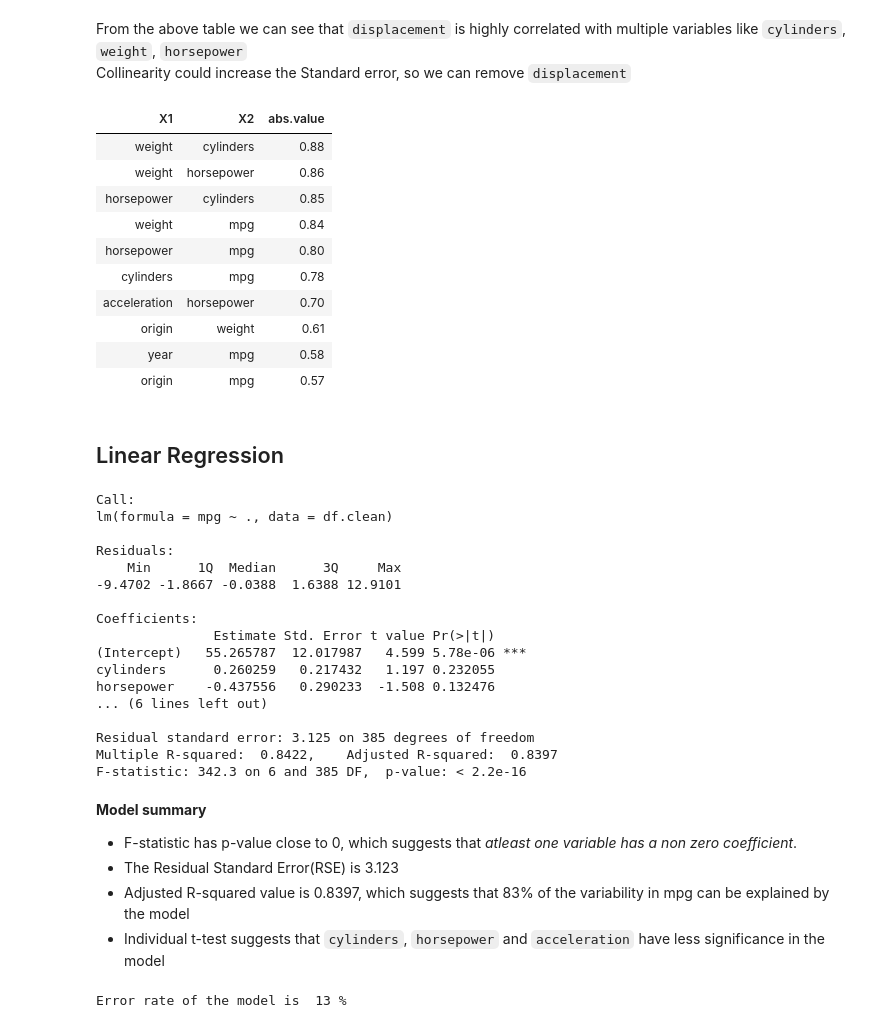
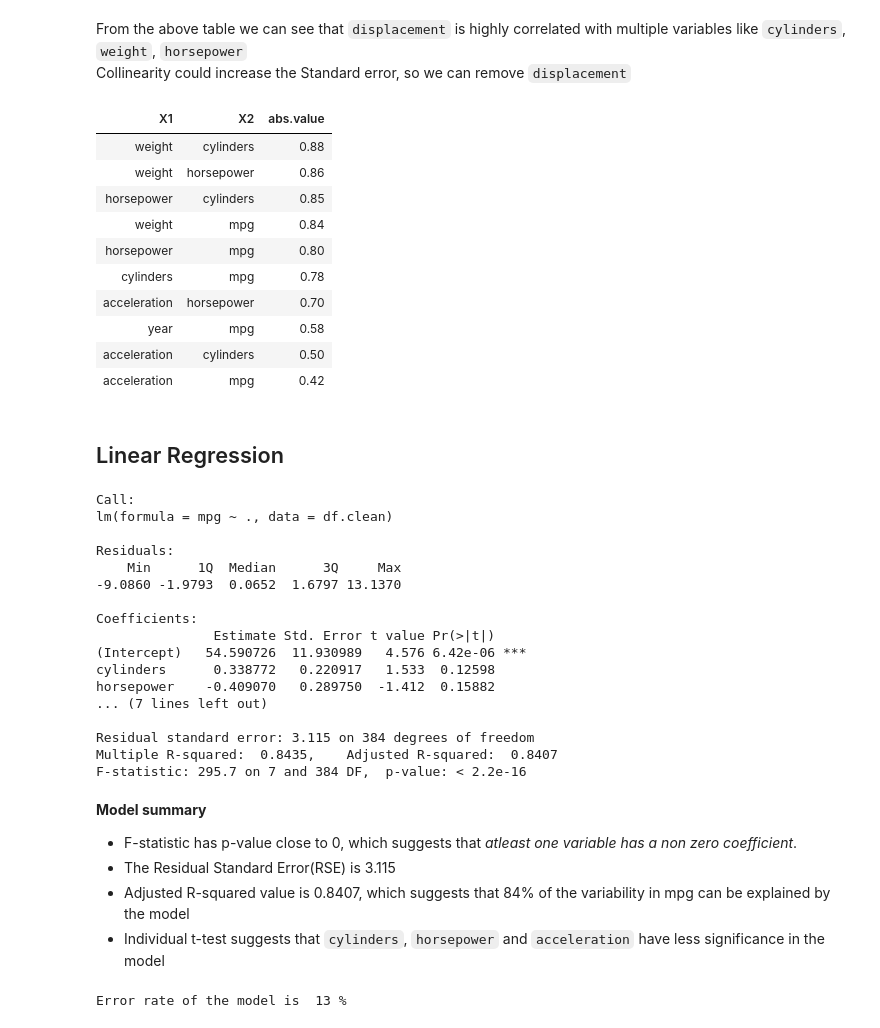
Before and after one commit to karthikeyan-ramachandran-git/data-science, a Jupyter notebook: auto/Auto - data analysis - R.ipynb, the cells around one changed output. Drawn from its saved outputs; the diff is of its cells as text; code cells hidden in the pictures.

```diff
--- a/auto/Auto - data analysis - R.ipynb
+++ b/auto/Auto - data analysis - R.ipynb
@@ -51,6 +37,9 @@ The `Auto` dataset contains *392 observations* of *9 variables*.
 # %%
 # removing factors from name column
 df$name <- as.character(df$name)
+
+# set origin as factors
+df$origin <- factor(df$origin)
 # %%
 summary(df)
 # %% [output]
@@ -175,7 +164,7 @@ pairs(df.clean)
 # %% [output]
 [figure]
 # %%
-cor.df.clean <- round(cor(df.clean), 2)
+cor.df.clean <- round(cor(df.clean[,1:length(df.clean)-1]), 2)
 cor.df.clean[upper.tri(cor.df.clean, diag = TRUE)] <- 0
 
 cor.df.clean
@@ -213,26 +201,26 @@ Collinearity could increase the Standard error, so we can remove `displacement`
 # %%
 df.clean <- within(df.clean, rm(displacement))
 # %%
-cor.df.clean <- round(cor(df.clean), 2)
+cor.df.clean <- round(cor(df.clean[,1:length(df.clean)-1]), 2)
 cor.df.clean[upper.tri(cor.df.clean, diag = TRUE)] <- 0
 
 melt(cor.df.clean) %>%
     mutate(abs.value=abs(value)) %>%
     arrange(desc(abs.value)) %>%
     select(X1,X2,abs.value) %>%
     head(10)
 # %% [output]
 | X1 | X2 | abs.value |
 | weight | cylinders | 0.88 |
 | weight | horsepower | 0.86 |
 | horsepower | cylinders | 0.85 |
 | weight | mpg | 0.84 |
 | horsepower | mpg | 0.80 |
 | cylinders | mpg | 0.78 |
 | acceleration | horsepower | 0.70 |
-| origin | weight | 0.61 |
 | year | mpg | 0.58 |
-| origin | mpg | 0.57 |
+| acceleration | cylinders | 0.50 |
+| acceleration | mpg | 0.42 |
 # %% [markdown]
 ## Linear Regression
 # %%
@@ -245,22 +233,22 @@ lm(formula = mpg ~ ., data = df.clean)
 
 Residuals:
     Min      1Q  Median      3Q     Max
--9.4702 -1.8667 -0.0388  1.6388 12.9101
+-9.0860 -1.9793  0.0652  1.6797 13.1370
 
 Coefficients:
                Estimate Std. Error t value Pr(>|t|)
-(Intercept)   55.265787  12.017987   4.599 5.78e-06 ***
-cylinders      0.260259   0.217432   1.197 0.232055
-horsepower    -0.437556   0.290233  -1.508 0.132476
-... (6 lines left out)
+(Intercept)   54.590726  11.930989   4.576 6.42e-06 ***
+cylinders      0.338772   0.220917   1.533  0.12598
+horsepower    -0.409070   0.289750  -1.412  0.15882
+... (7 lines left out)
 
-Residual standard error: 3.125 on 385 degrees of freedom
-Multiple R-squared:  0.8422,    Adjusted R-squared:  0.8397
-F-statistic: 342.3 on 6 and 385 DF,  p-value: < 2.2e-16
+Residual standard error: 3.115 on 384 degrees of freedom
+Multiple R-squared:  0.8435,    Adjusted R-squared:  0.8407
+F-statistic: 295.7 on 7 and 384 DF,  p-value: < 2.2e-16
 # %% [markdown]
 **Model summary**
 * F-statistic has p-value close to 0, which suggests that *atleast one variable has a non zero coefficient*.
-* The Residual Standard Error(RSE) is 3.123
-* Adjusted R-squared value is 0.8397, which suggests that 83% of the variability in mpg can be explained by the model
+* The Residual Standard Error(RSE) is 3.115
+* Adjusted R-squared value is 0.8407, which suggests that 84% of the variability in mpg can be explained by the model
 * Individual t-test suggests that `cylinders`, `horsepower` and `acceleration` have less significance in the model
 # %%
```
Also changed, not shown: parts of 22 cells of this notebook.
